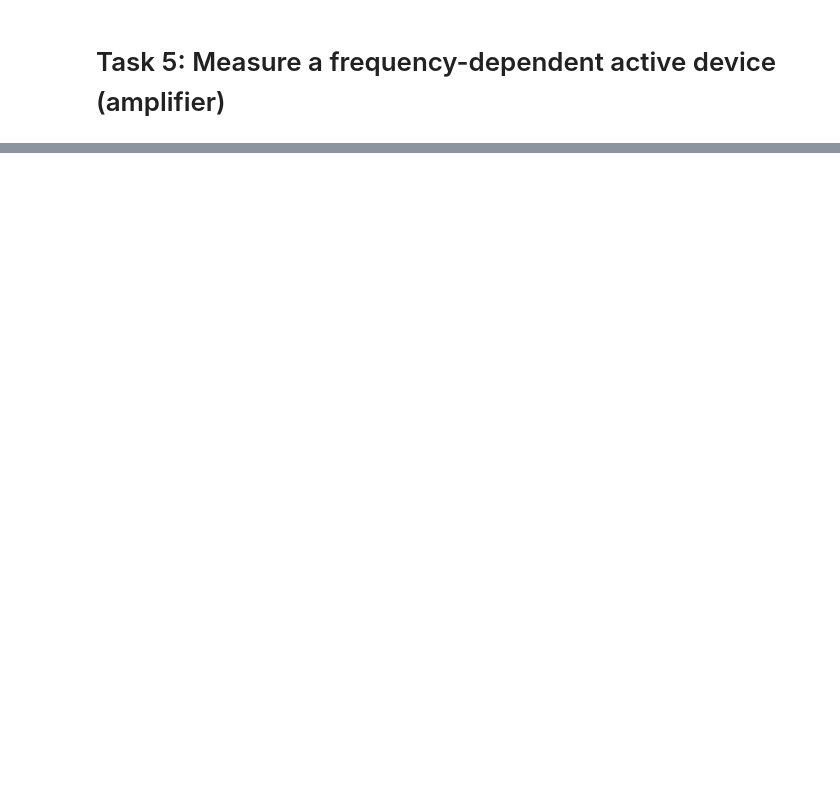
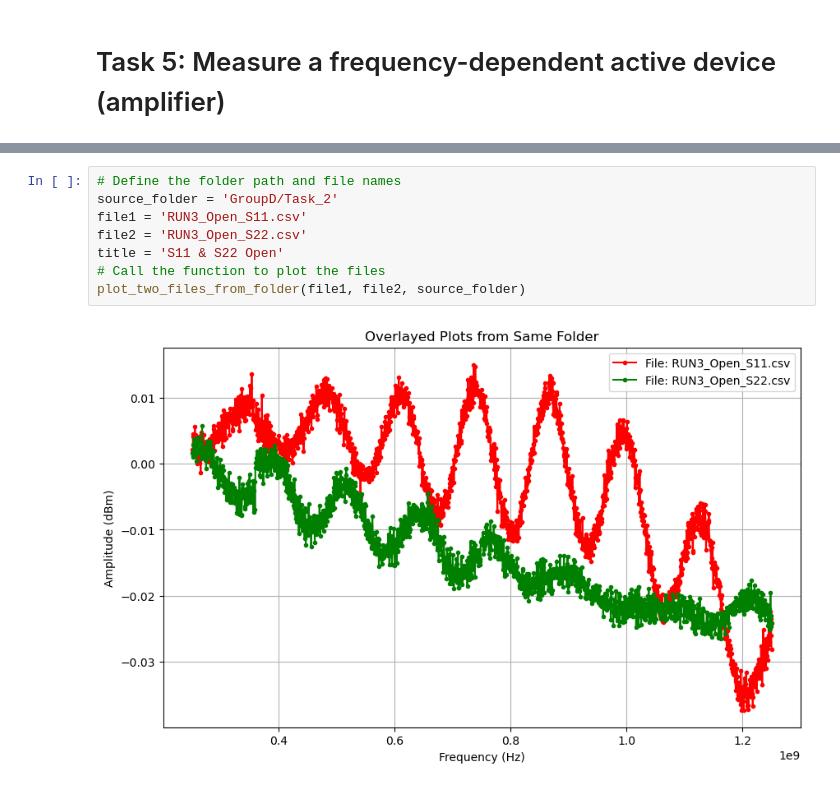
Before and after one commit to MazinDan/RF_Lab_2, a Jupyter notebook: RF_Lab_2_Notebook.ipynb, the cells around one changed output, grey strips where cells are left out. Drawn from its saved outputs; the diff is of its cells as text; blank space fills up the shorter version.

```diff
--- a/RF_Lab_2_Notebook.ipynb
+++ b/RF_Lab_2_Notebook.ipynb
@@ -146,0 +204,10 @@ plot_individual_files(combined_df, 'Task 5')
+# %%
+# Define the folder path and file names
+source_folder = 'GroupD/Task_2'
+file1 = 'RUN3_Open_S11.csv'
+file2 = 'RUN3_Open_S22.csv'
+title = 'S11 & S22 Open'
+# Call the function to plot the files
+plot_two_files_from_folder(file1, file2, source_folder)
+# %% [output]
+[figure, added]
```
Also changed, not shown: parts of 10 cells of this notebook, 4 other files.
